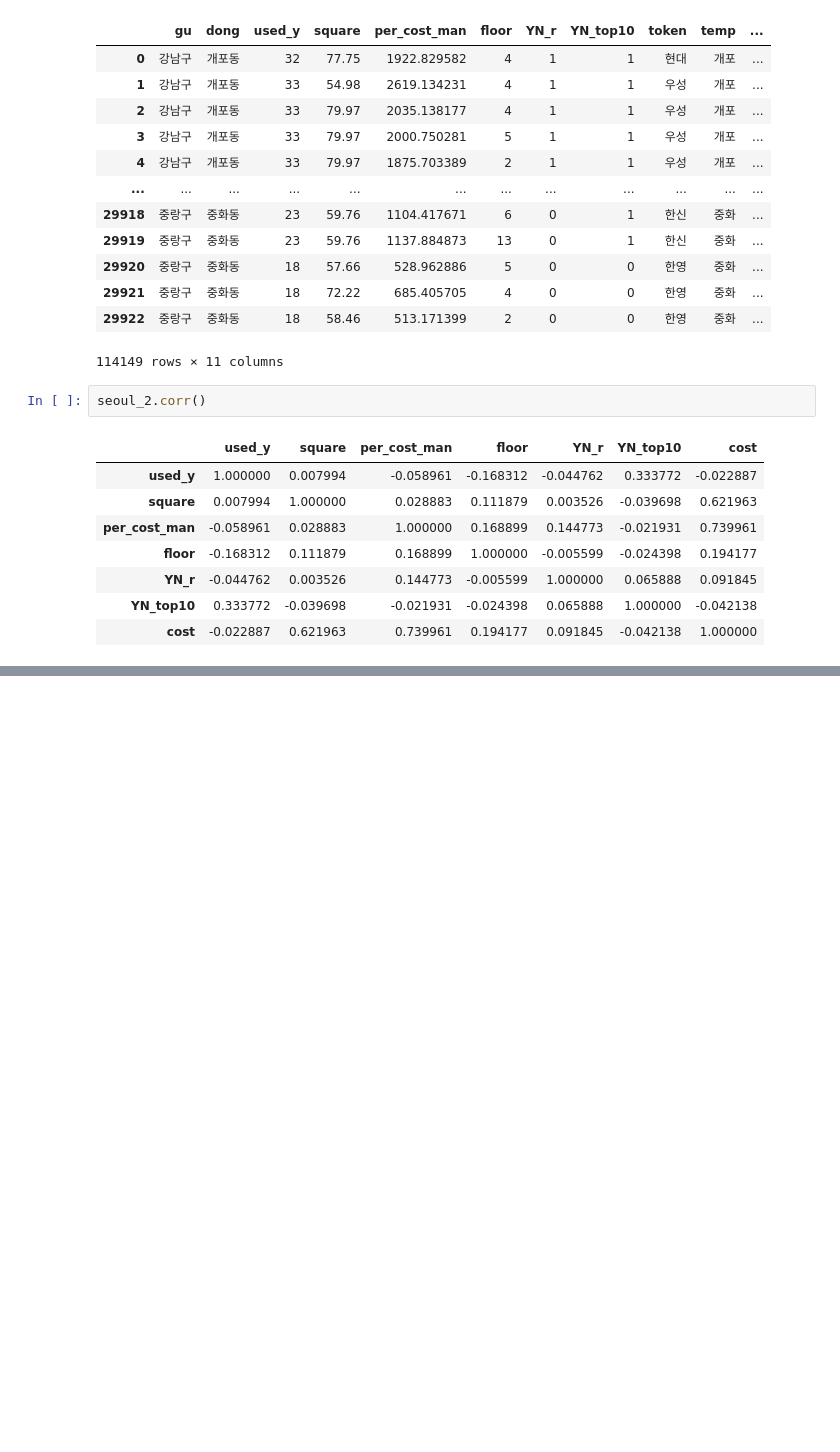
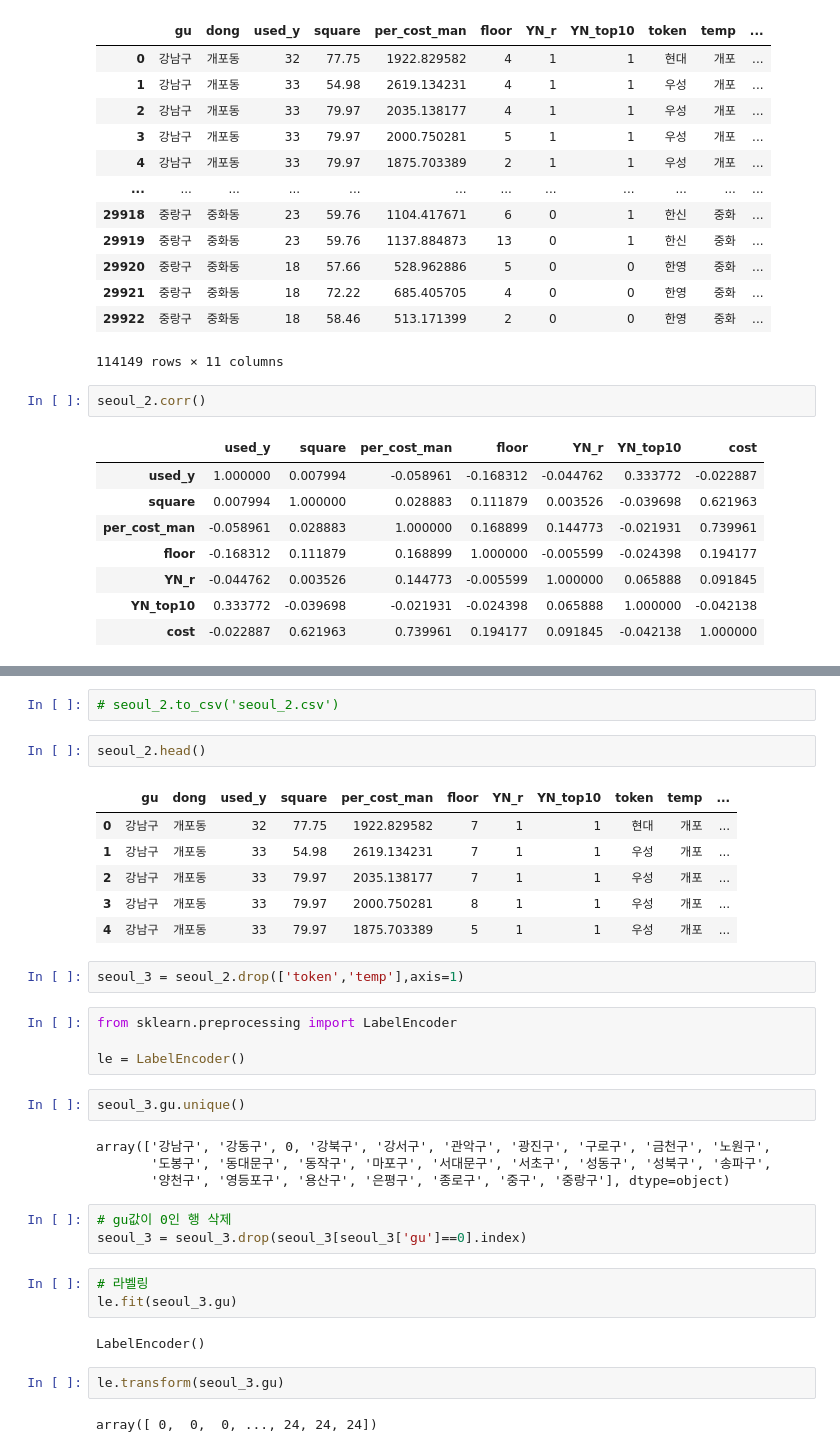
Before and after one commit to chaerui7967/ko_Apartment_Deal, a Jupyter notebook: Apart_EDA.ipynb, the cells around one changed output, grey strips where cells are left out. Drawn from its saved outputs; the diff is of its cells as text; blank space fills up the shorter version.

```diff
--- a/Apart_EDA.ipynb
+++ b/Apart_EDA.ipynb
@@ -447,0 +467,35 @@ seoul[seoul['floor'] < 0]
+# %%
+# seoul_2.to_csv('seoul_2.csv')
+# %%
+seoul_2.head()
+# %% [output]
+|  | gu | dong | used_y | square | per_cost_man | floor | YN_r | YN_top10 | token | temp | ... |
+| 0 | 강남구 | 개포동 | 32 | 77.75 | 1922.829582 | 7 | 1 | 1 | 현대 | 개포 | ... |
+| 1 | 강남구 | 개포동 | 33 | 54.98 | 2619.134231 | 7 | 1 | 1 | 우성 | 개포 | ... |
+| 2 | 강남구 | 개포동 | 33 | 79.97 | 2035.138177 | 7 | 1 | 1 | 우성 | 개포 | ... |
+| 3 | 강남구 | 개포동 | 33 | 79.97 | 2000.750281 | 8 | 1 | 1 | 우성 | 개포 | ... |
+| 4 | 강남구 | 개포동 | 33 | 79.97 | 1875.703389 | 5 | 1 | 1 | 우성 | 개포 | ... |
+# %%
+seoul_3 = seoul_2.drop(['token','temp'],axis=1)
+# %%
+from sklearn.preprocessing import LabelEncoder
+
+le = LabelEncoder()
+# %%
+seoul_3.gu.unique()
+# %% [output]
+array(['강남구', '강동구', 0, '강북구', '강서구', '관악구', '광진구', '구로구', '금천구', '노원구',
+       '도봉구', '동대문구', '동작구', '마포구', '서대문구', '서초구', '성동구', '성북구', '송파구',
+       '양천구', '영등포구', '용산구', '은평구', '종로구', '중구', '중랑구'], dtype=object)
+# %%
+# gu값이 0인 행 삭제
+seoul_3 = seoul_3.drop(seoul_3[seoul_3['gu']==0].index)
+# %%
+# 라벨링
+le.fit(seoul_3.gu)
+# %% [output]
+LabelEncoder()
+# %%
+le.transform(seoul_3.gu)
+# %% [output]
+array([ 0,  0,  0, ..., 24, 24, 24])
```
Also changed, not shown: parts of 13 cells of this notebook.
